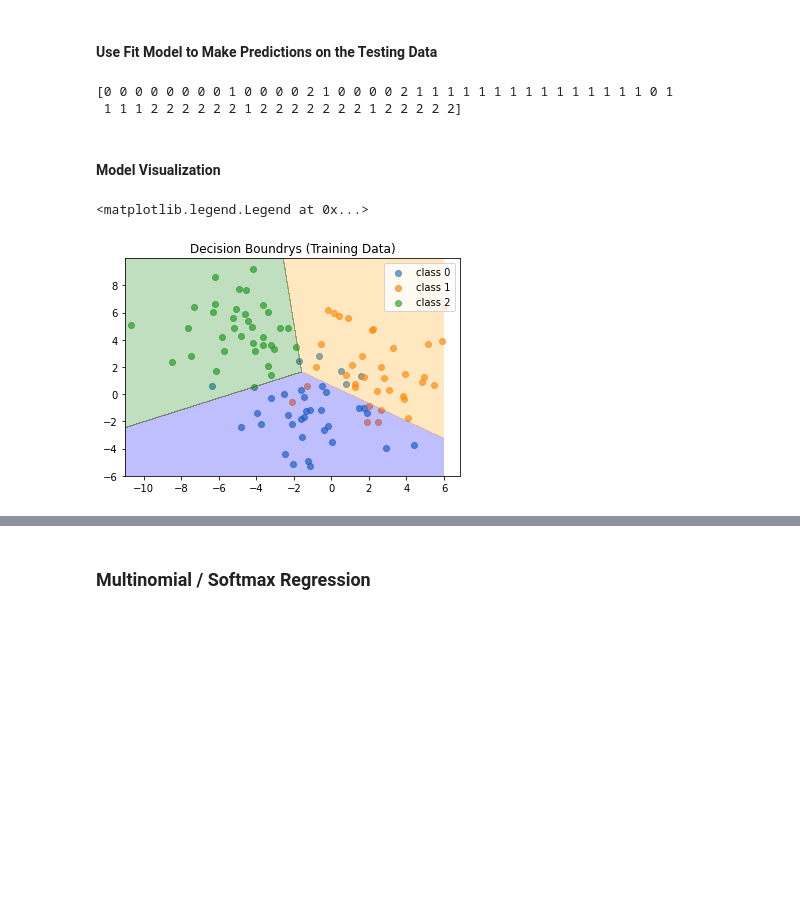
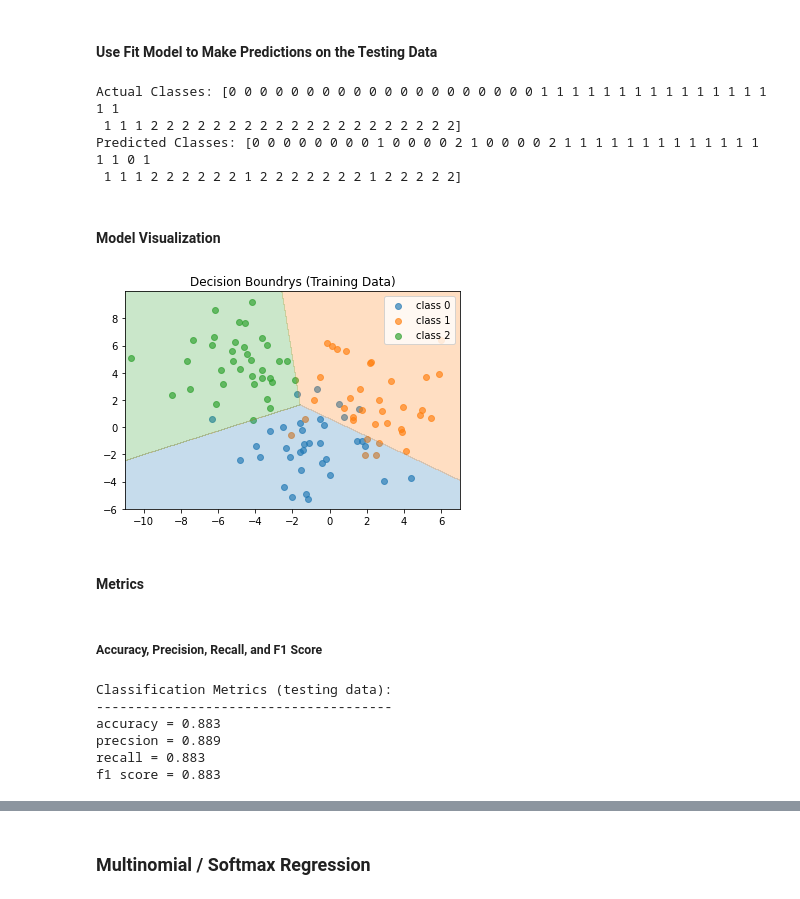
Before and after one commit to jacobdwatters/Machine-Learning-Basics, a Jupyter notebook: logistic_regression/01_logistic_regression_numpy.ipynb, the cells around one changed output, grey strips where cells are left out. Cells and saved outputs as stored; diff of their text form; code cells hidden in the pictures; blank space fills up the shorter version.

```diff
--- a/logistic_regression/01_logistic_regression_numpy.ipynb
+++ b/logistic_regression/01_logistic_regression_numpy.ipynb
@@ -439,15 +439,32 @@ def generate_data_ovr(seed, x_shape):
   x1 = np.random.normal(-1, 2, size=x_shape)
   x2 = np.random.normal(2.4, 2, size=x_shape)
   x3 = np.random.normal(-5, 2, size=x_shape)*[1, -1]
-  y1 = np.array([[1, 0, 0] for i in range(x_shape[0])])
-  y2 = np.array([[0, 1, 0] for i in range(x_shape[0])])
-  y3 = np.array([[0, 0, 1] for i in range(x_shape[0])])
+  y1 = np.array([0 for i in range(x_shape[0])])
+  y2 = np.array([1 for i in range(x_shape[0])])
+  y3 = np.array([2 for i in range(x_shape[0])])
 
   return np.vstack((x1, x2, x3)), np.vstack((y1, y2, y3))
+
+def one_hot_encode(y):
+  unique_values = np.unique(y)
+  encodings = {}
+
+  for i, x in enumerate(unique_values):
+    enc = np.zeros(len(unique_values))
+    enc[i] = 1
+    encodings[x] = enc
+
+  y_one_hot = np.zeros((len(y), len(unique_values)))
+  for i, x in enumerate(y):
+    y_one_hot[i] = encodings[x]
+
+  return y_one_hot
 
 X_train3, y_train3 = generate_data_ovr(150, (35, 2))
 X_test3, y_test3 = generate_data_ovr(15, (20, 2))
 
+y_train3 = one_hot_encode(y_train3.flatten())
+y_test3 = one_hot_encode(y_test3.flatten())
 
 # Plot datasets
 fig, ax = plt.subplots(1, 2, figsize=(16, 7))
@@ -521,26 +538,61 @@ model 2: y = 1 / [1 + e^{-(-8.56155310905566 + 8.451456476803529x_1 + -1.8938651
 #### Use Fit Model to Make Predictions on the Testing Data
 # %%
 y_pred3 = logreg_ovr.predict(X_test3)
-print(y_pred3)
+print('Actual Classes:', np.argmax(y_test3, axis=1))
+print('Predicted Classes:', y_pred3)
 # %% [output]
-[0 0 0 0 0 0 0 0 1 0 0 0 0 2 1 0 0 0 0 2 1 1 1 1 1 1 1 1 1 1 1 1 1 1 1 0 1
+Actual Classes: [0 0 0 0 0 0 0 0 0 0 0 0 0 0 0 0 0 0 0 0 1 1 1 1 1 1 1 1 1 1 1 1 1 1 1 1 1
+ 1 1 1 2 2 2 2 2 2 2 2 2 2 2 2 2 2 2 2 2 2 2 2]
+Predicted Classes: [0 0 0 0 0 0 0 0 1 0 0 0 0 2 1 0 0 0 0 2 1 1 1 1 1 1 1 1 1 1 1 1 1 1 1 0 1
  1 1 1 2 2 2 2 2 2 1 2 2 2 2 2 2 2 1 2 2 2 2 2]
 # %% [markdown]
 #### Model Visualization
 # %%
-xx, yy = np.mgrid[-11:6:.01, -6:10:.01]
+xx, yy = np.mgrid[-11:7:0.01, -6:10:0.01]
 D = np.c_[xx.ravel(), yy.ravel()]
 R = logreg_ovr.predict(D).reshape(xx.shape)
 
 X_train3_class0 = X_train3[[np.array_equal(y_train3[i], [1, 0, 0]) for i in range(len(y_train3))]]
 X_train3_class1 = X_train3[[np.array_equal(y_train3[i], [0, 1, 0]) for i in range(len(y_train3))]]
 X_train3_class2 = X_train3[[np.array_equal(y_train3[i], [0, 0, 1]) for i in range(len(y_train3))]]
 plt.scatter(X_train3_class0[:, 0], X_train3_class0[:, 1], c='tab:blue', alpha=0.65, label='class 0')
 plt.scatter(X_train3_class1[:, 0], X_train3_class1[:, 1], c='tab:orange', alpha=0.65, label='class 1')
 plt.scatter(X_train3_class2[:, 0], X_train3_class2[:, 1], c='tab:green', alpha=0.65, label='class 2')
-plt.contourf(xx, yy, R, alpha=0.25, colors=['blue', 'orange', 'black', 'green'])
+plt.contourf(xx, yy, R, alpha=0.25, levels=2, colors=['tab:blue', 'tab:orange', 'tab:green'])
 plt.title('Decision Boundrys (Training Data)')
 plt.legend(loc='upper right')
+plt.show()
 # %% [output]
-<matplotlib.legend.Legend at 0x...>
-[figure, old version]
+[figure, new version]
+# %% [markdown]
+#### Metrics
+# %% [markdown]
+##### Accuracy, Precision, Recall, and F1 Score
+# %%
+def precision_mult(y, y_pred):
+  scores = [precision(y[:, i], y_pred[:, i]) for i in range(len(y[0]))]
+  return np.mean(scores)
+
+def recall_mult(y, y_pred):
+  scores = [recall(y[:, i], y_pred[:, i]) for i in range(len(y[0]))]
+  return np.mean(scores)
+
+def f1_mult(y, y_pred):
+  scores = [f1(y[:, i], y_pred[:, i]) for i in range(len(y[0]))]
+  return np.mean(scores)
+
+y_pred3_onehot = one_hot_encode(y_pred3)
+y_test3_class = np.argmax(y_test3, axis=1)
+
+print('Classification Metrics (testing data):\n' + '-'*38)
+print('accuracy = %.3f' % accuracy(y_test3_class, y_pred3))
+print('precsion = %.3f' % precision_mult(y_test3, y_pred3_onehot))
+print('recall = %.3f' % recall_mult(y_test3, y_pred3_onehot))
+print('f1 score = %.3f' % f1_mult(y_test3, y_pred3_onehot))
+# %% [output]
+Classification Metrics (testing data):
+--------------------------------------
+accuracy = 0.883
+precsion = 0.889
+recall = 0.883
+f1 score = 0.883
```
Also changed, not shown: parts of 2 cells of this notebook.
